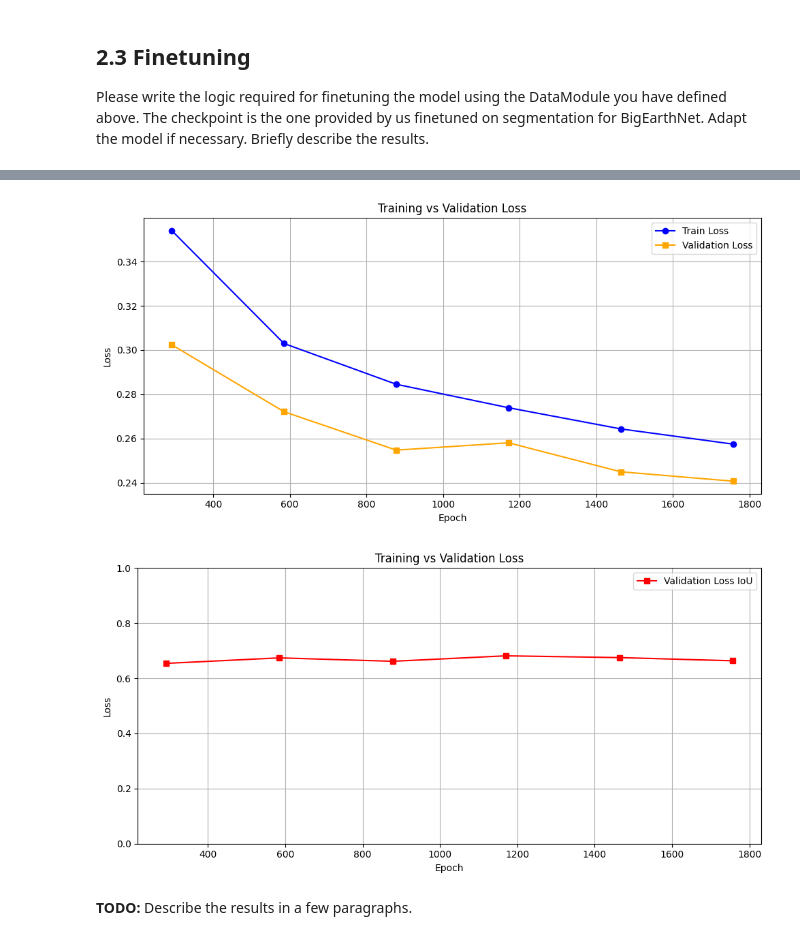
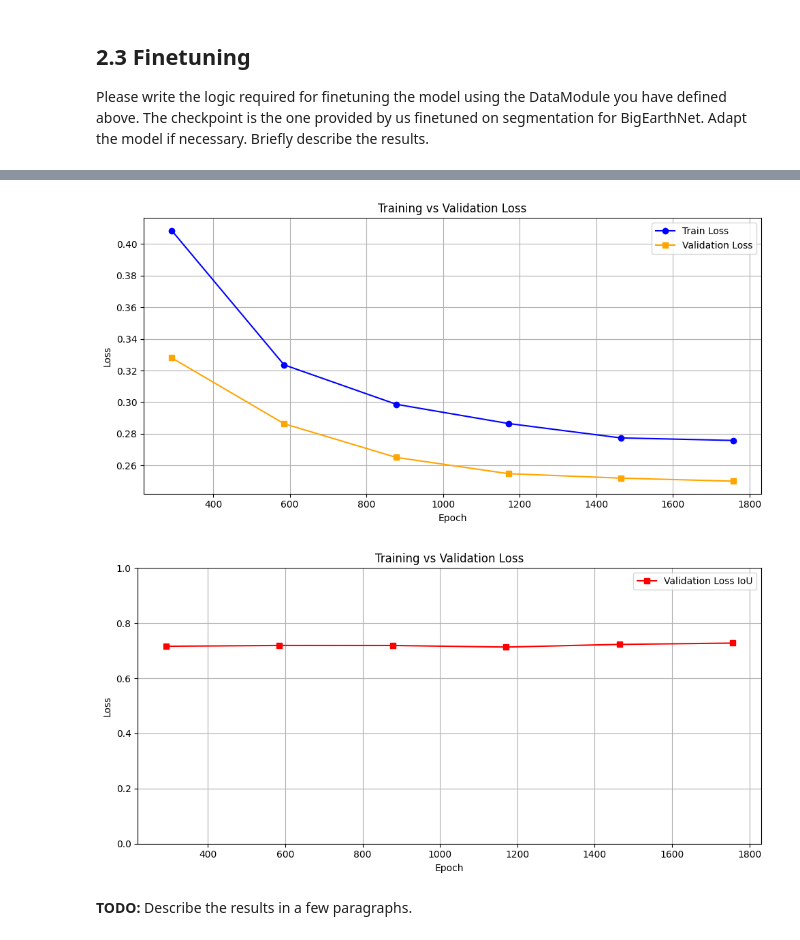
Before and after one commit to aalolexx/copersnicus-deforestation-ml-analysis, a Jupyter notebook: src/ipl4eo_miniproject_2025/Task_2.ipynb, the cells around one changed output, grey strips where cells are left out. Drawn from its saved outputs; the diff is of its cells as text; code cells hidden in the pictures.

```diff
--- a/src/ipl4eo_miniproject_2025/Task_2.ipynb
+++ b/src/ipl4eo_miniproject_2025/Task_2.ipynb
@@ -618,7 +648,7 @@ import matplotlib.pyplot as plt
 from tensorboard.backend.event_processing import event_accumulator
 
 # Step 1: Point to your log directory
-event_path = "lightning_logs/version_18/events.out.tfevents.1753124954.THINKPAD.35192.1"
+event_path = "lightning_logs/version_22/events.out.tfevents.1753207608.THINKPAD.35784.3"
 
 # Load and parse event data
 ea = event_accumulator.EventAccumulator(event_path)
@@ -638,35 +668,35 @@ val_values = [e.value for e in val_loss_events]
 
 val_iou_steps = [e.step for e in val_iou_loss_events]
 val_iou_values = [e.value for e in val_iou_loss_events]
 
 # Plot both losses
 plt.figure(figsize=(10, 5))
 plt.plot(train_steps, train_values, label="Train Loss", marker="o", color="blue")
 plt.plot(val_steps, val_values, label="Validation Loss", marker="s", color="orange")
 
 plt.xlabel("Epoch")
 plt.ylabel("Loss")
 plt.title("Training vs Validation Loss")
 plt.legend()
 plt.grid(True)
 plt.tight_layout()
 plt.show()
 
 
 # Also show IoU Loss
 plt.figure(figsize=(10, 5))
 plt.plot(val_iou_steps, val_iou_values, label="Validation Loss IoU", marker="s", color="red")
 plt.xlabel("Epoch")
 plt.ylabel("Loss")
 plt.ylim((0,1))
 plt.title("Training vs Validation Loss")
 plt.legend()
 plt.grid(True)
 plt.tight_layout()
 plt.show()
 # %% [output]
-[figure, old version]
+[figure, new version]
-[figure, old version]
+[figure, new version]
 # %% [markdown]
 **TODO:** Describe the results in a few paragraphs.
 # %% [markdown]
```
Also changed, not shown: parts of 3 cells of this notebook, 1 other file.
